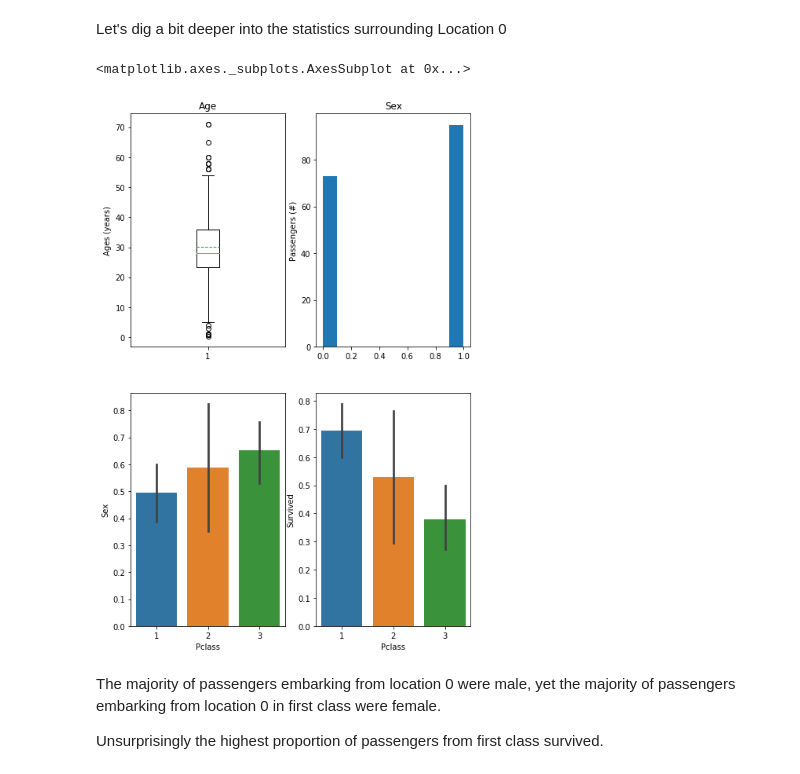
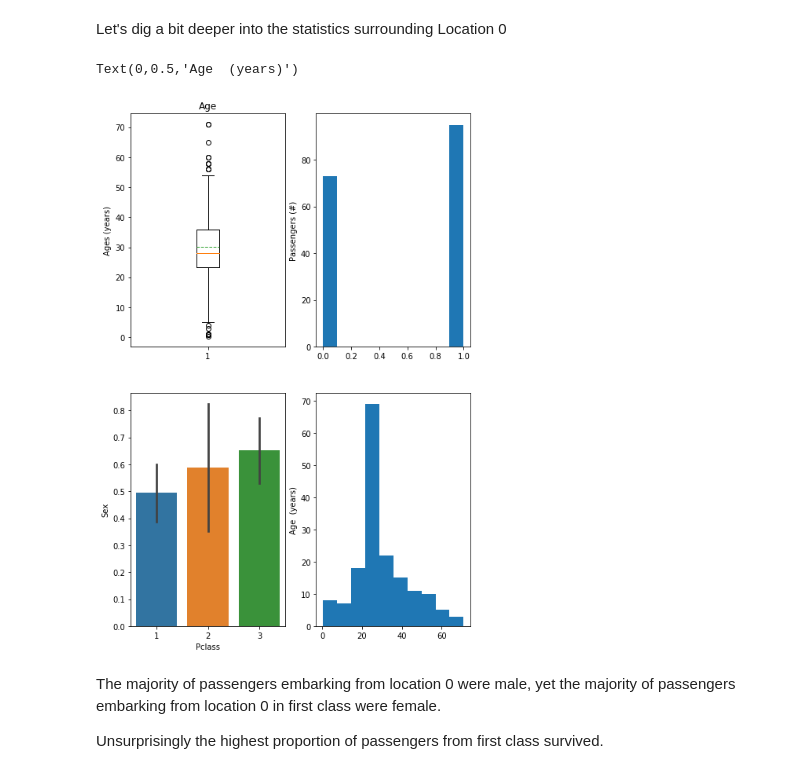
Before and after one commit to kho226/kaggle, a Jupyter notebook: titanic/titanic.ipynb, the cells around one changed output. Drawn from its saved outputs; the diff is of its cells as text; code cells hidden in the pictures.

```diff
--- a/titanic/titanic.ipynb
+++ b/titanic/titanic.ipynb
@@ -516,30 +517,33 @@ Let's dig a bit deeper into the statistics surrounding Location 0
 # %%
 plt.figure(figsize=[12,12])
 
 plt.subplot(231)
 plt.boxplot(
                         x=[train_copy[train_copy['Embarked']==0]['Age']],
                         showmeans=True,
                         meanline=True,
            )
 plt.title("Age")
 plt.ylabel("Ages (years)")
 
 plt.subplot(232)
 plt.hist(
     x=[train_copy[train_copy["Embarked"] == 0 ]["Sex"] ],
 )
-plt.title("Sex")
 plt.ylabel("Passengers (#)")
 
 plt.subplot(234)
 sns.barplot(x="Pclass",y="Sex",data=train_copy[train_copy["Embarked"] == 0])
 
 plt.subplot(235)
-sns.barplot(x="Pclass",y="Survived",data=train_copy[train_copy["Embarked"] == 0])
+#sns.barplot(x="Pclass",y="Survived",data=train_copy[train_copy["Embarked"] == 0])
+plt.hist(
+        x = [train_copy[train_copy['Embarked'] == 0]['Age']]
+)
+plt.ylabel("Age  (years)")
 # %% [output]
-<matplotlib.axes._subplots.AxesSubplot at 0x...>
+Text(0,0.5,'Age  (years)')
-[figure, old version]
+[figure, new version]
 # %% [markdown]
 The majority of passengers embarking from location 0 were male, yet the majority of passengers embarking from location 0 in first class were female.
 
```
Also changed, not shown: parts of 51 cells of this notebook.
